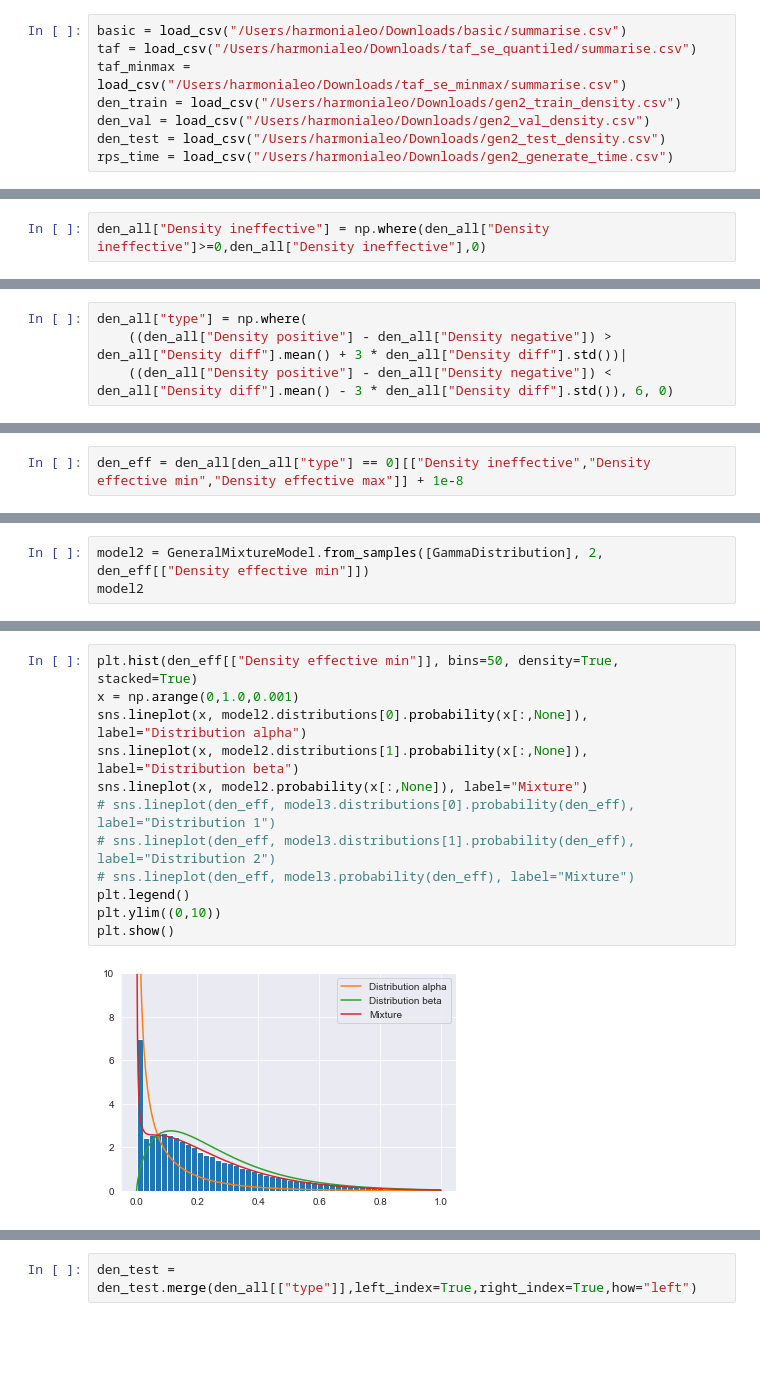
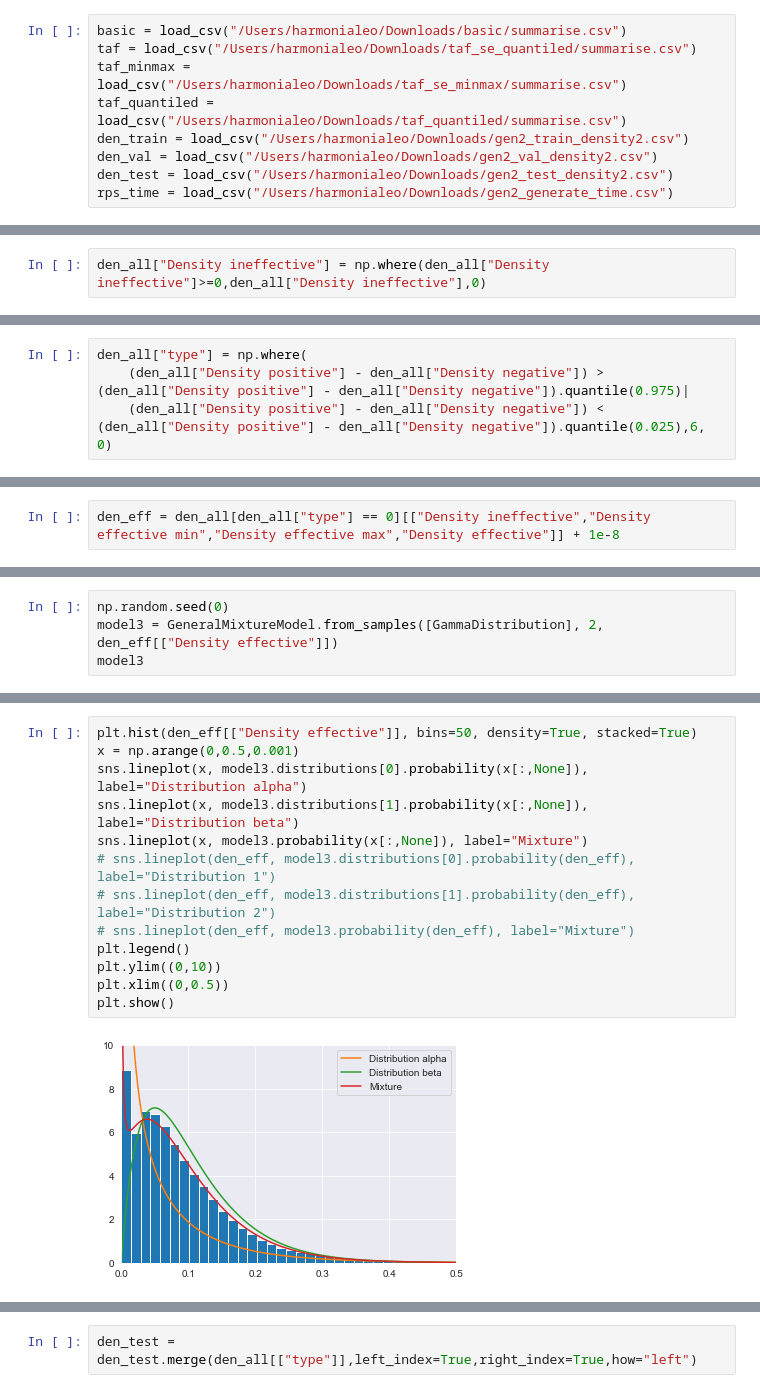
Before and after one commit to HarmoniaLeo/prophesee-automotive-dataset-toolbox, a Jupyter notebook: experiments.ipynb, the cells around one changed output, grey strips where cells are left out. Drawn from its saved outputs; the diff is of its cells as text; blank space fills up the shorter version.

```diff
--- a/experiments.ipynb
+++ b/experiments.ipynb
@@ -12,8 +12,9 @@ def load_csv(route):
 basic = load_csv("/Users/harmonialeo/Downloads/basic/summarise.csv")
 taf = load_csv("/Users/harmonialeo/Downloads/taf_se_quantiled/summarise.csv")
 taf_minmax = load_csv("/Users/harmonialeo/Downloads/taf_se_minmax/summarise.csv")
-den_train = load_csv("/Users/harmonialeo/Downloads/gen2_train_density.csv")
-den_val = load_csv("/Users/harmonialeo/Downloads/gen2_val_density.csv")
-den_test = load_csv("/Users/harmonialeo/Downloads/gen2_test_density.csv")
+taf_quantiled = load_csv("/Users/harmonialeo/Downloads/taf_quantiled/summarise.csv")
+den_train = load_csv("/Users/harmonialeo/Downloads/gen2_train_density2.csv")
+den_val = load_csv("/Users/harmonialeo/Downloads/gen2_val_density2.csv")
+den_test = load_csv("/Users/harmonialeo/Downloads/gen2_test_density2.csv")
 rps_time = load_csv("/Users/harmonialeo/Downloads/gen2_generate_time.csv")
 # %%
@@ -138,4 +146,4 @@ den_all["Density diff"].std()
 # %%
 den_all["type"] = np.where(
-    ((den_all["Density positive"] - den_all["Density negative"]) > den_all["Density diff"].mean() + 3 * den_all["Density diff"].std())|
-    ((den_all["Density positive"] - den_all["Density negative"]) < den_all["Density diff"].mean() - 3 * den_all["Density diff"].std()), 6, 0)
+    (den_all["Density positive"] - den_all["Density negative"]) > (den_all["Density positive"] - den_all["Density negative"]).quantile(0.975)|
+    (den_all["Density positive"] - den_all["Density negative"]) < (den_all["Density positive"] - den_all["Density negative"]).quantile(0.025),6, 0)
@@ -142,2 +152,2 @@ den_all["type"] = np.where(
 # %%
-den_eff = den_all[den_all["type"] == 0][["Density ineffective","Density effective min","Density effective max"]] + 1e-8
+den_eff = den_all[den_all["type"] == 0][["Density ineffective","Density effective min","Density effective max","Density effective"]] + 1e-8
@@ -182,6 +197,7 @@ plt.show()
 # %%
-model2 = GeneralMixtureModel.from_samples([GammaDistribution], 2, den_eff[["Density effective min"]])
-model2
+np.random.seed(0)
+model3 = GeneralMixtureModel.from_samples([GammaDistribution], 2, den_eff[["Density effective"]])
+model3
 # %% [output]
 {
     "class" : "GeneralMixtureModel",
@@ -201,17 +217,18 @@ model2
     ]
 }
 # %%
-plt.hist(den_eff[["Density effective min"]], bins=50, density=True, stacked=True)
-x = np.arange(0,1.0,0.001)
-sns.lineplot(x, model2.distributions[0].probability(x[:,None]), label="Distribution alpha")
-sns.lineplot(x, model2.distributions[1].probability(x[:,None]), label="Distribution beta")
-sns.lineplot(x, model2.probability(x[:,None]), label="Mixture")
+plt.hist(den_eff[["Density effective"]], bins=50, density=True, stacked=True)
+x = np.arange(0,0.5,0.001)
+sns.lineplot(x, model3.distributions[0].probability(x[:,None]), label="Distribution alpha")
+sns.lineplot(x, model3.distributions[1].probability(x[:,None]), label="Distribution beta")
+sns.lineplot(x, model3.probability(x[:,None]), label="Mixture")
 # sns.lineplot(den_eff, model3.distributions[0].probability(den_eff), label="Distribution 1")
 # sns.lineplot(den_eff, model3.distributions[1].probability(den_eff), label="Distribution 2")
 # sns.lineplot(den_eff, model3.probability(den_eff), label="Mixture")
 plt.legend()
 plt.ylim((0,10))
+plt.xlim((0,0.5))
 plt.show()
 # %% [output]
-[figure, old version]
+[figure, new version]
 # %%
```
Also changed, not shown: parts of 48 cells of this notebook, 1 other file.
